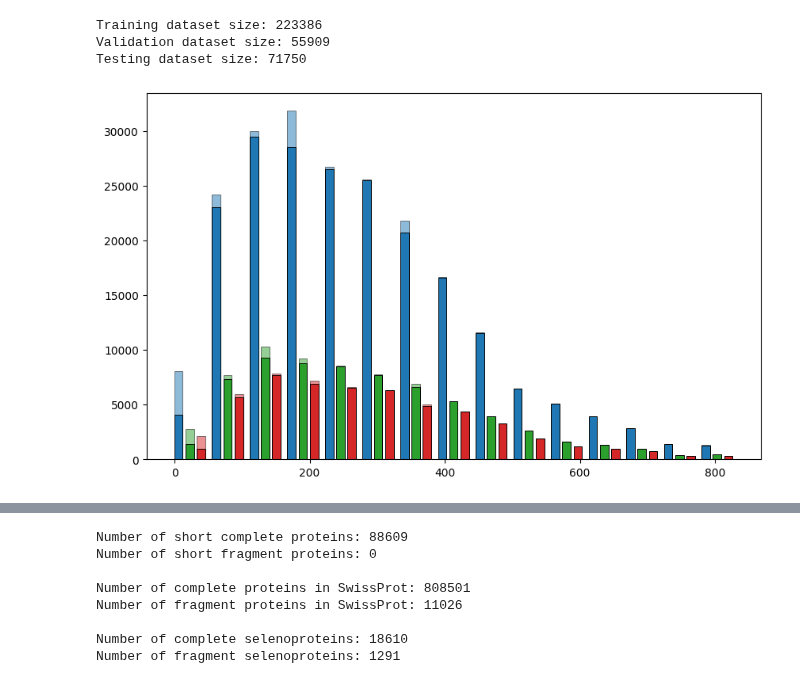
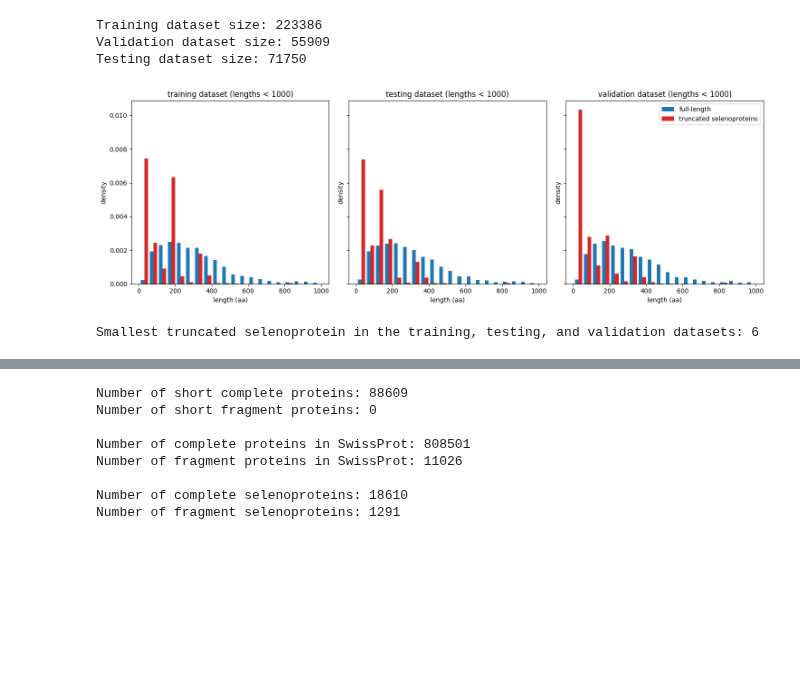
Before and after one commit to pipparichter/selenobot, a Jupyter notebook: notebooks/sandbox.ipynb, the cells around one changed output, grey strips where cells are left out. Drawn from its saved outputs; the diff is of its cells as text; code cells hidden in the pictures; blank space fills up the shorter version.

```diff
--- a/notebooks/sandbox.ipynb
+++ b/notebooks/sandbox.ipynb
@@ -154,30 +243,3 @@ for id_ in tqdm(train_metadata_df.index):
 Training dataset size: 223386
 Validation dataset size: 55909
 Testing dataset size: 71750
-# %%
-fig, ax = plt.subplots(figsize=(10, 6))
-width = 50
-colors = ['tab:blue', 'tab:green', 'tab:red']
-offsets = [0, 0.3, 0.6]
-
-hists = []
-bins = None
-for color, offset, metadata_df in zip(colors, offsets, [train_metadata_df, test_metadata_df, val_metadata_df]):
-    lengths = metadata_df.seq.apply(len)
-    sec_lengths = lengths[metadata_df.label == 1]
-    full_lengths = lengths[metadata_df.label == 0]
-
-    sec_hist, sec_bins = np.histogram(sec_lengths, bins=15 if (bins is None) else bins)
-    bins = sec_bins if (bins is None) else bins
-
-    full_hist, _ = np.histogram(full_lengths, bins=bins)
-
-    bin_width = bins[1] - bins[0]
-    x_vals = bins[:-1] + bin_width * offset
-
-    ax.bar(x_vals, full_hist, width=0.25 * width, color=color, linewidth=0.7, edgecolor='black')
-    ax.bar(x_vals, sec_hist, width=0.25 * width, color=color, alpha=0.5, bottom=full_hist, linewidth=0.7, edgecolor='black') # , hatch='////')
-
-legend = []
-# %% [output]
-[figure, removed]
@@ -186,0 +246,27 @@ legend = []
+# %%
+fig, axes = plt.subplots(figsize=(15, 5), ncols=3, sharey=True)
+width = 50
+
+hists = []
+bins = None
+titles = ['training dataset', 'testing dataset', 'validation dataset']
+
+for title, ax, metadata_df in zip(titles, axes, [train_metadata_df, test_metadata_df, val_metadata_df]):
+    lengths = metadata_df.seq.apply(len)
+    sec_lengths = lengths[(metadata_df.label == 1) & (lengths < 1000)]
+    full_lengths = lengths[(metadata_df.label == 0) & (lengths < 1000)]
+
+    ax.hist((full_lengths, sec_lengths), color=['tab:blue', 'tab:red'], bins=20, density=True)
+    ax.set_ylabel('density')
+    ax.set_xlabel('length (aa)')
+    ax.set_title(f'{title} (lengths < 1000)')
+
+axes[-1].legend(['full-length', 'truncated selenoproteins'])
+plt.tight_layout()
+plt.show()
+
+lengths = np.concatenate([df[df.label == 1].seq.apply(len).values for df in [train_metadata_df, test_metadata_df, val_metadata_df]])
+print('Smallest truncated selenoprotein in the training, testing, and validation datasets:', min(lengths))
+# %% [output]
+[figure, added]
+Smallest truncated selenoprotein in the training, testing, and validation datasets: 6
```
Also changed, not shown: parts of 17 cells of this notebook, 7 other files.
